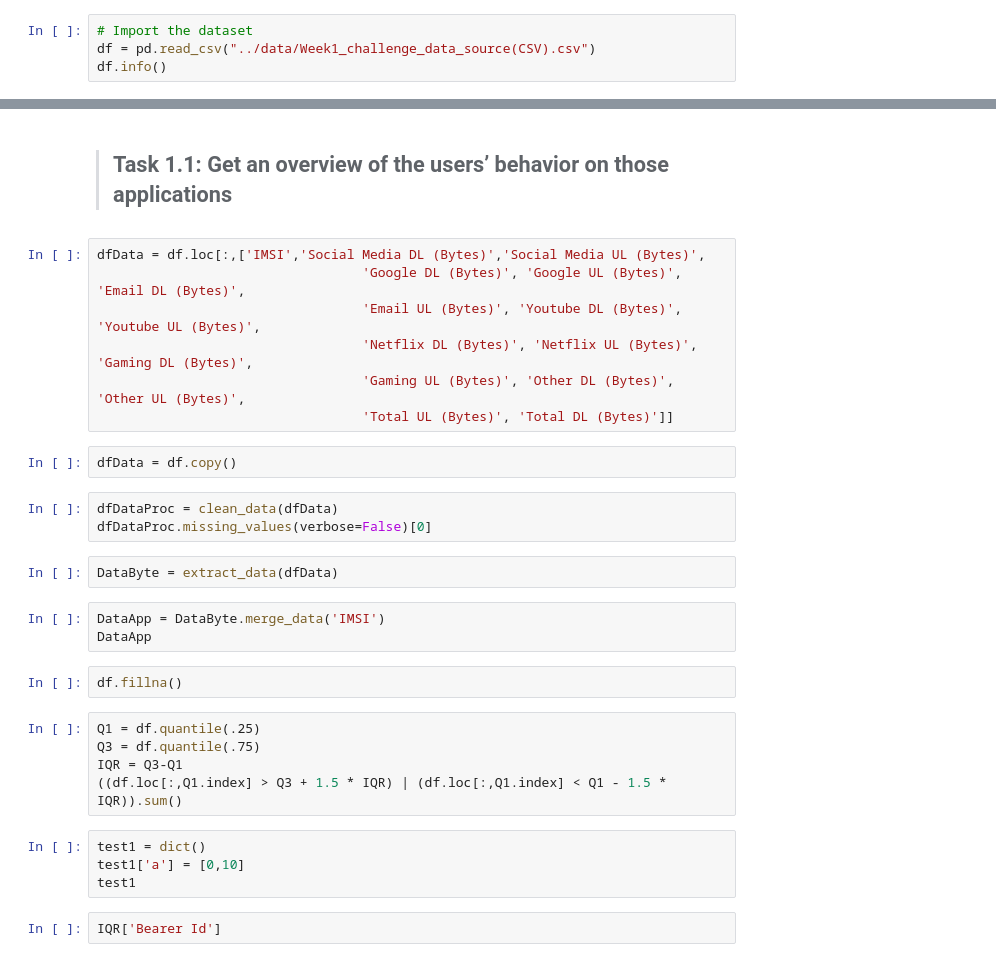
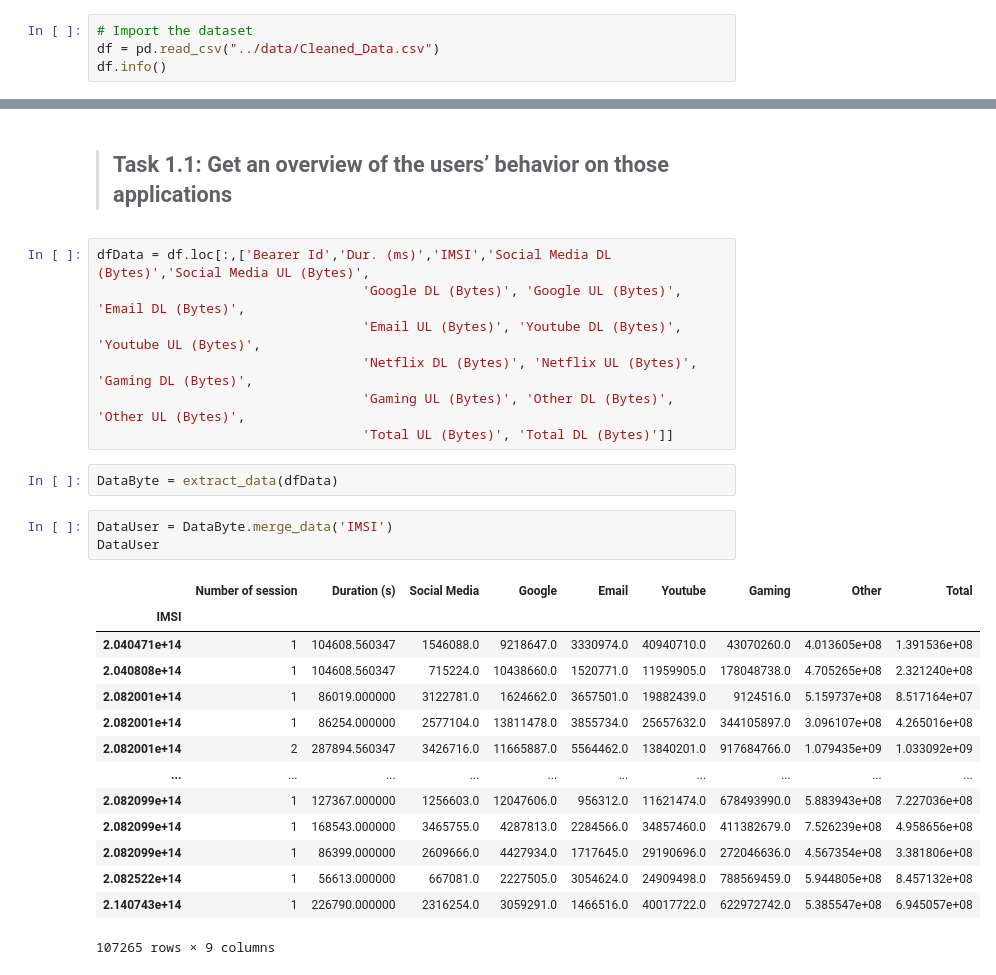
Before and after one commit to sidoine-dako/User-Analytics-Telecom-Industry, a Jupyter notebook: notebook/Task_01.ipynb, the cells around one changed output, grey strips where cells are left out. Saved outputs shown, nothing was run; the diff lists cells and outputs as text.

```diff
--- a/notebook/Task_01.ipynb
+++ b/notebook/Task_01.ipynb
@@ -13,7 +13,7 @@ from Clean_data import clean_data
 from Extract_data import extract_data
 # %%
 # Import the dataset
-df = pd.read_csv("../data/Week1_challenge_data_source(CSV).csv")
+df = pd.read_csv("../data/Cleaned_Data.csv")
 df.info()
 # %% [output]
 <class 'pandas.core.frame.DataFrame'>
@@ -148,32 +138,29 @@ topTypeManufact(df=UniqueUser,nmanufact=3,ntype=5)
 # %% [markdown]
 >## Task 1.1: Get an overview of the users’ behavior on those applications
 # %%
-dfData = df.loc[:,['IMSI','Social Media DL (Bytes)','Social Media UL (Bytes)',
+dfData = df.loc[:,['Bearer Id','Dur. (ms)','IMSI','Social Media DL (Bytes)','Social Media UL (Bytes)',
                                   'Google DL (Bytes)', 'Google UL (Bytes)', 'Email DL (Bytes)',
                                   'Email UL (Bytes)', 'Youtube DL (Bytes)', 'Youtube UL (Bytes)',
                                   'Netflix DL (Bytes)', 'Netflix UL (Bytes)', 'Gaming DL (Bytes)',
                                   'Gaming UL (Bytes)', 'Other DL (Bytes)', 'Other UL (Bytes)',
                                   'Total UL (Bytes)', 'Total DL (Bytes)']]
-# %%
-dfData = df.copy()
-# %%
-dfDataProc = clean_data(dfData)
-dfDataProc.missing_values(verbose=False)[0]
 # %%
 DataByte = extract_data(dfData)
 # %%
-DataApp = DataByte.merge_data('IMSI')
-DataApp
+DataUser = DataByte.merge_data('IMSI')
+DataUser
+# %% [output]
+|  | Number of session | Duration (s) | Social Media | Google | Email | Youtube | Gaming | Other | Total |
+| IMSI |  |  |  |  |  |  |  |  |  |
+| 2.040471e+14 | 1 | 104608.560347 | 1546088.0 | 9218647.0 | 3330974.0 | 40940710.0 | 43070260.0 | 4.013605e+08 | 1.391536e+08 |
+| 2.040808e+14 | 1 | 104608.560347 | 715224.0 | 10438660.0 | 1520771.0 | 11959905.0 | 178048738.0 | 4.705265e+08 | 2.321240e+08 |
+| 2.082001e+14 | 1 | 86019.000000 | 3122781.0 | 1624662.0 | 3657501.0 | 19882439.0 | 9124516.0 | 5.159737e+08 | 8.517164e+07 |
+| 2.082001e+14 | 1 | 86254.000000 | 2577104.0 | 13811478.0 | 3855734.0 | 25657632.0 | 344105897.0 | 3.096107e+08 | 4.265016e+08 |
+| 2.082001e+14 | 2 | 287894.560347 | 3426716.0 | 11665887.0 | 5564462.0 | 13840201.0 | 917684766.0 | 1.079435e+09 | 1.033092e+09 |
+| ... | ... | ... | ... | ... | ... | ... | ... | ... | ... |
+| 2.082099e+14 | 1 | 127367.000000 | 1256603.0 | 12047606.0 | 956312.0 | 11621474.0 | 678493990.0 | 5.883943e+08 | 7.227036e+08 |
+| 2.082099e+14 | 1 | 168543.000000 | 3465755.0 | 4287813.0 | 2284566.0 | 34857460.0 | 411382679.0 | 7.526239e+08 | 4.958656e+08 |
+| 2.082099e+14 | 1 | 86399.000000 | 2609666.0 | 4427934.0 | 1717645.0 | 29190696.0 | 272046636.0 | 4.567354e+08 | 3.381806e+08 |
+| 2.082522e+14 | 1 | 56613.000000 | 667081.0 | 2227505.0 | 3054624.0 | 24909498.0 | 788569459.0 | 5.944805e+08 | 8.457132e+08 |
+| 2.140743e+14 | 1 | 226790.000000 | 2316254.0 | 3059291.0 | 1466516.0 | 40017722.0 | 622972742.0 | 5.385547e+08 | 6.945057e+08 |
+107265 rows × 9 columns
-# %%
-df.fillna()
-# %%
-Q1 = df.quantile(.25)
-Q3 = df.quantile(.75)
-IQR = Q3-Q1
-((df.loc[:,Q1.index] > Q3 + 1.5 * IQR) | (df.loc[:,Q1.index] < Q1 - 1.5 * IQR)).sum()
-# %%
-test1 = dict()
-test1['a'] = [0,10]
-test1
-# %%
-IQR['Bearer Id']
```
Also changed, not shown: parts of 27 cells of this notebook.
